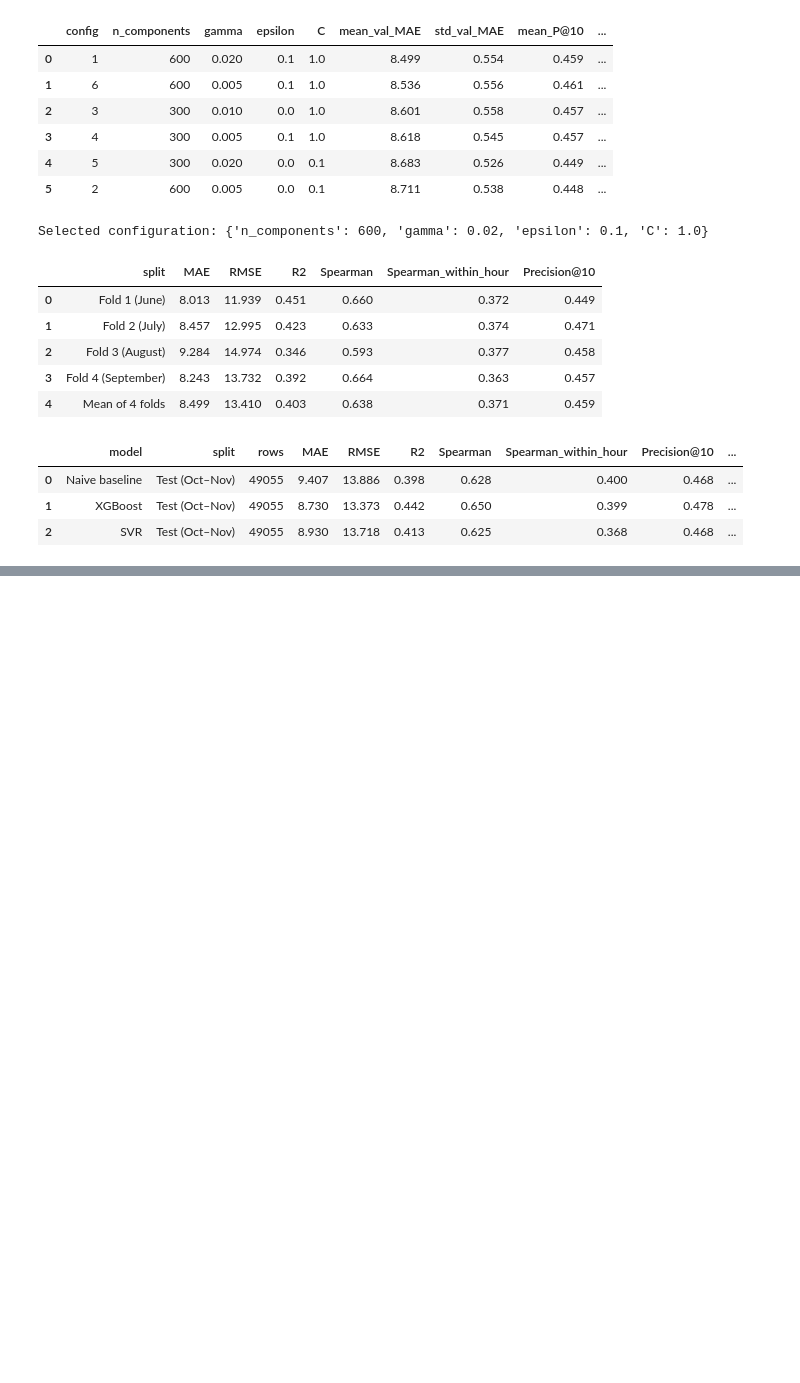
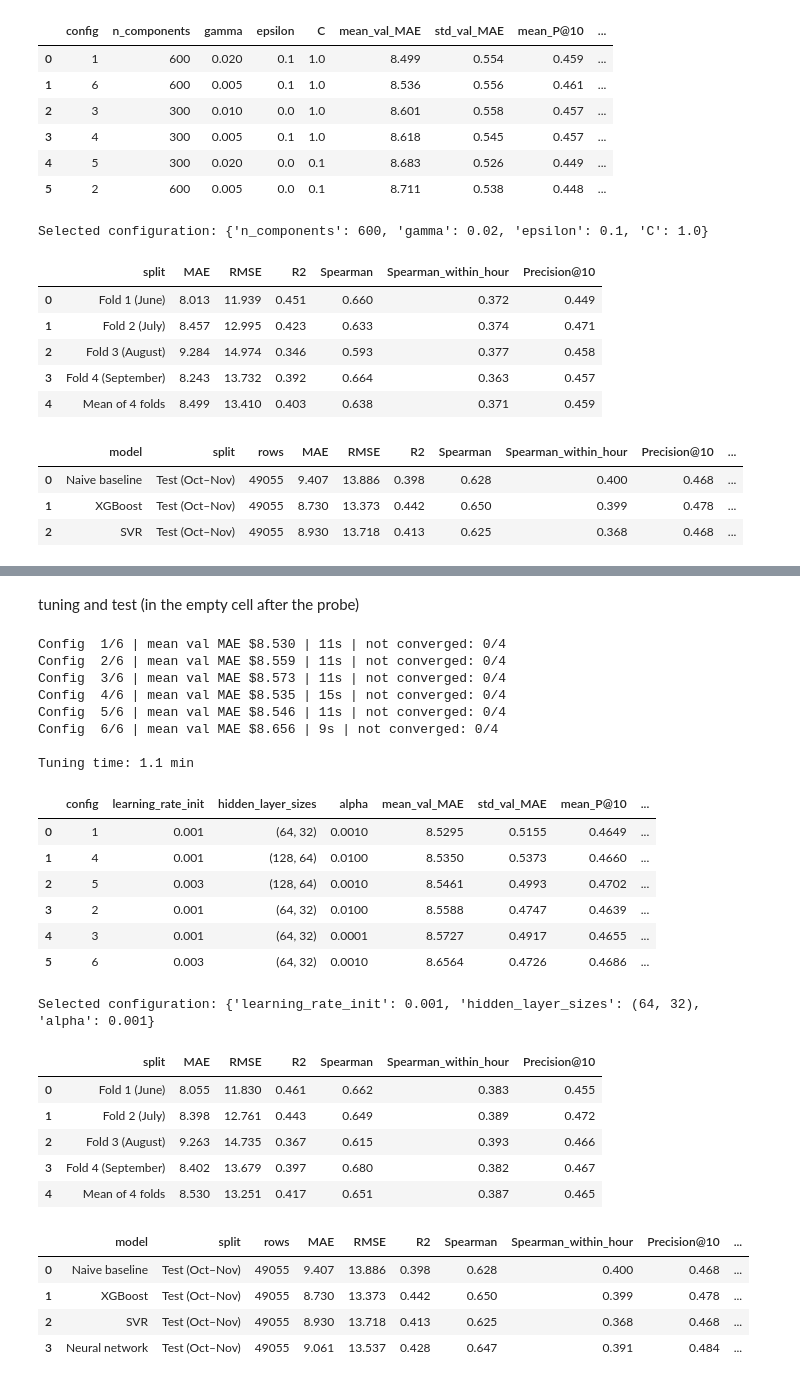
Before and after one commit to VicenteAlfonsoB/nyc-taxi-fleet-optimization, a Jupyter notebook: notebooks/02_fleet_optimization.ipynb, the cells around one changed output, grey strips where cells are left out. Cells and saved outputs as stored; diff of their text form; code cells hidden in the pictures; blank space fills up the shorter version.

Commit message:
Notebook 02: neural network with timing probe, all four models tested

```diff
--- a/notebooks/02_fleet_optimization.ipynb
+++ b/notebooks/02_fleet_optimization.ipynb
@@ -1145,0 +1189,49 @@ Selected configuration: {'n_components': 600, 'gamma': 0.02, 'epsilon': 0.1, 'C'
+# %% [markdown]
+tuning and test (in the empty cell after the probe)
+# %%
+nn_space = {
+    "hidden_layer_sizes": [(64, 32), (128, 64), (64, 32, 16), (128, 64, 32)],
+    "alpha": [1e-4, 1e-3, 1e-2],                 # L2 regularization strength
+    "learning_rate_init": [1e-3, 3e-3],
+}
+nn_configs = list(ParameterSampler(nn_space, n_iter=6, random_state=RANDOM_STATE))
+
+nn_tuning, nn_cv_by_config = run_tuning(make_nn_fit_predict, nn_configs, "Neural network", "nn_tuning.csv")
+display(nn_tuning.round(4))
+
+best_i = int(nn_tuning.loc[0, "config"]) - 1
+print("Selected configuration:", nn_configs[best_i])
+name = "Neural network"
+cv_tables[name] = nn_cv_by_config[best_i]
+show_cv(cv_tables[name])
+
+test_result = final_test(make_nn_fit_predict(nn_configs[best_i]), name)
+display(pd.DataFrame([r for r in results if r["split"].startswith("Test")]).round(3))
+# %% [output]
+Config  1/6 | mean val MAE $8.530 | 11s | not converged: 0/4
+Config  2/6 | mean val MAE $8.559 | 11s | not converged: 0/4
+Config  3/6 | mean val MAE $8.573 | 11s | not converged: 0/4
+Config  4/6 | mean val MAE $8.535 | 15s | not converged: 0/4
+Config  5/6 | mean val MAE $8.546 | 11s | not converged: 0/4
+Config  6/6 | mean val MAE $8.656 | 9s | not converged: 0/4
+
+Tuning time: 1.1 min
+|  | config | learning_rate_init | hidden_layer_sizes | alpha | mean_val_MAE | std_val_MAE | mean_P@10 | ... |
+| 0 | 1 | 0.001 | (64, 32) | 0.0010 | 8.5295 | 0.5155 | 0.4649 | ... |
+| 1 | 4 | 0.001 | (128, 64) | 0.0100 | 8.5350 | 0.5373 | 0.4660 | ... |
+| 2 | 5 | 0.003 | (128, 64) | 0.0010 | 8.5461 | 0.4993 | 0.4702 | ... |
+| 3 | 2 | 0.001 | (64, 32) | 0.0100 | 8.5588 | 0.4747 | 0.4639 | ... |
+| 4 | 3 | 0.001 | (64, 32) | 0.0001 | 8.5727 | 0.4917 | 0.4655 | ... |
+| 5 | 6 | 0.003 | (64, 32) | 0.0010 | 8.6564 | 0.4726 | 0.4686 | ... |
+Selected configuration: {'learning_rate_init': 0.001, 'hidden_layer_sizes': (64, 32), 'alpha': 0.001}
+|  | split | MAE | RMSE | R2 | Spearman | Spearman_within_hour | Precision@10 |
+| 0 | Fold 1 (June) | 8.055 | 11.830 | 0.461 | 0.662 | 0.383 | 0.455 |
+| 1 | Fold 2 (July) | 8.398 | 12.761 | 0.443 | 0.649 | 0.389 | 0.472 |
+| 2 | Fold 3 (August) | 9.263 | 14.735 | 0.367 | 0.615 | 0.393 | 0.466 |
+| 3 | Fold 4 (September) | 8.402 | 13.679 | 0.397 | 0.680 | 0.382 | 0.467 |
+| 4 | Mean of 4 folds | 8.530 | 13.251 | 0.417 | 0.651 | 0.387 | 0.465 |
+|  | model | split | rows | MAE | RMSE | R2 | Spearman | Spearman_within_hour | Precision@10 | ... |
+| 0 | Naive baseline | Test (Oct–Nov) | 49055 | 9.407 | 13.886 | 0.398 | 0.628 | 0.400 | 0.468 | ... |
+| 1 | XGBoost | Test (Oct–Nov) | 49055 | 8.730 | 13.373 | 0.442 | 0.650 | 0.399 | 0.478 | ... |
+| 2 | SVR | Test (Oct–Nov) | 49055 | 8.930 | 13.718 | 0.413 | 0.625 | 0.368 | 0.468 | ... |
+| 3 | Neural network | Test (Oct–Nov) | 49055 | 9.061 | 13.537 | 0.428 | 0.647 | 0.391 | 0.484 | ... |
```
Also changed, not shown: parts of 3 cells of this notebook, 1 other file.
